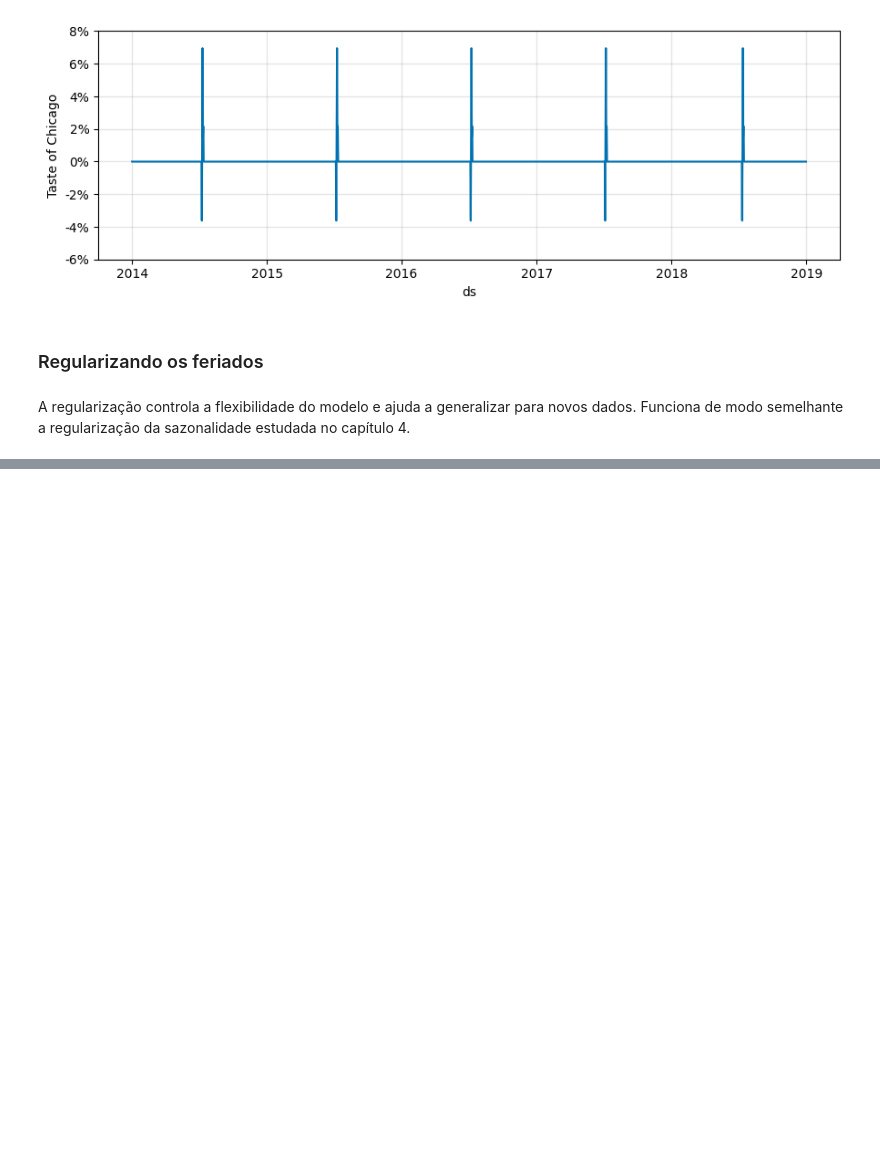
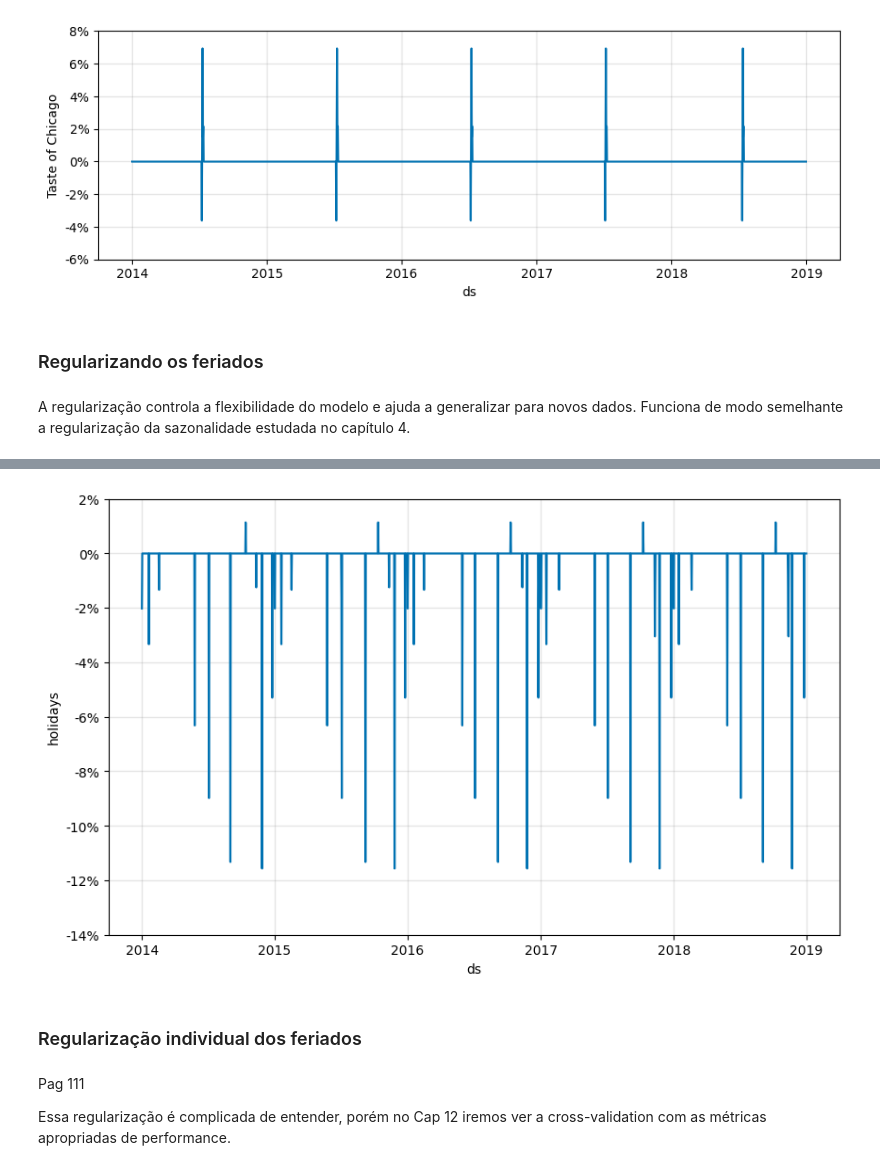
Before and after one commit to rodolphomacedo/prophet, a Jupyter notebook: Cap5 - Holidays.ipynb, the cells around one changed output, grey strips where cells are left out. Drawn from its saved outputs; the diff is of its cells as text; code cells hidden in the pictures; blank space fills up the shorter version.

```diff
--- a/Cap5 - Holidays.ipynb
+++ b/Cap5 - Holidays.ipynb
@@ -294,0 +316,15 @@ pag 108
+# %%
+model = Prophet(seasonality_mode='multiplicative',
+               yearly_seasonality=4,
+               holidays_prior_scale=0.05)
+
+model.add_country_holidays(country_name='US')
+
+model.fit(df)
+
+future = model.make_future_dataframe(periods=365)
+forecast = model.predict(future)
+
+fig = plot_forecast_component(model, forecast, 'holidays')
+plt.show()
+# %% [output]
@@ -294,0 +333,7 @@ pag 108
+[figure, added]
+# %% [markdown]
+### Regularização individual dos feriados
+# %% [markdown]
+Pag 111
+
+Essa regularização é complicada de entender, porém no Cap 12 iremos ver a cross-validation com as métricas apropriadas de performance.
```
Also changed, not shown: parts of 13 cells of this notebook.
